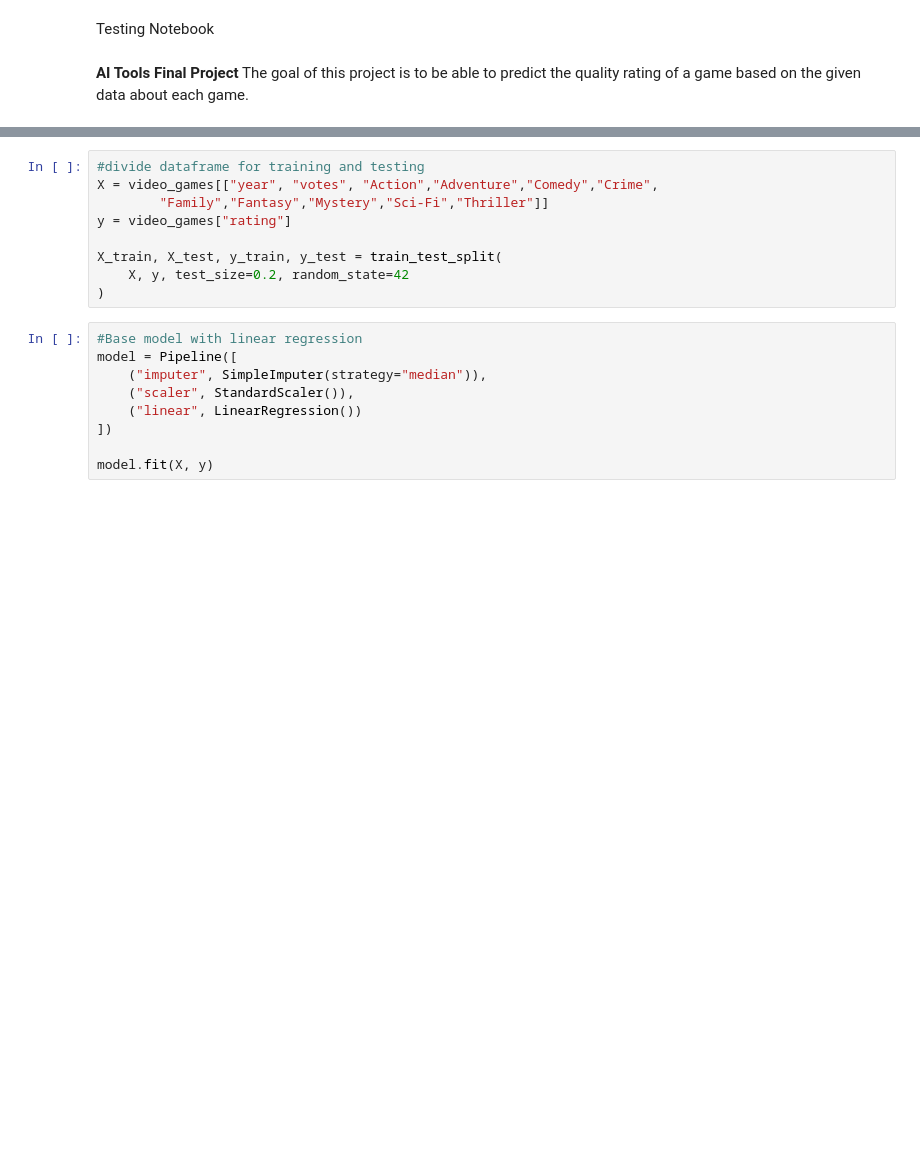
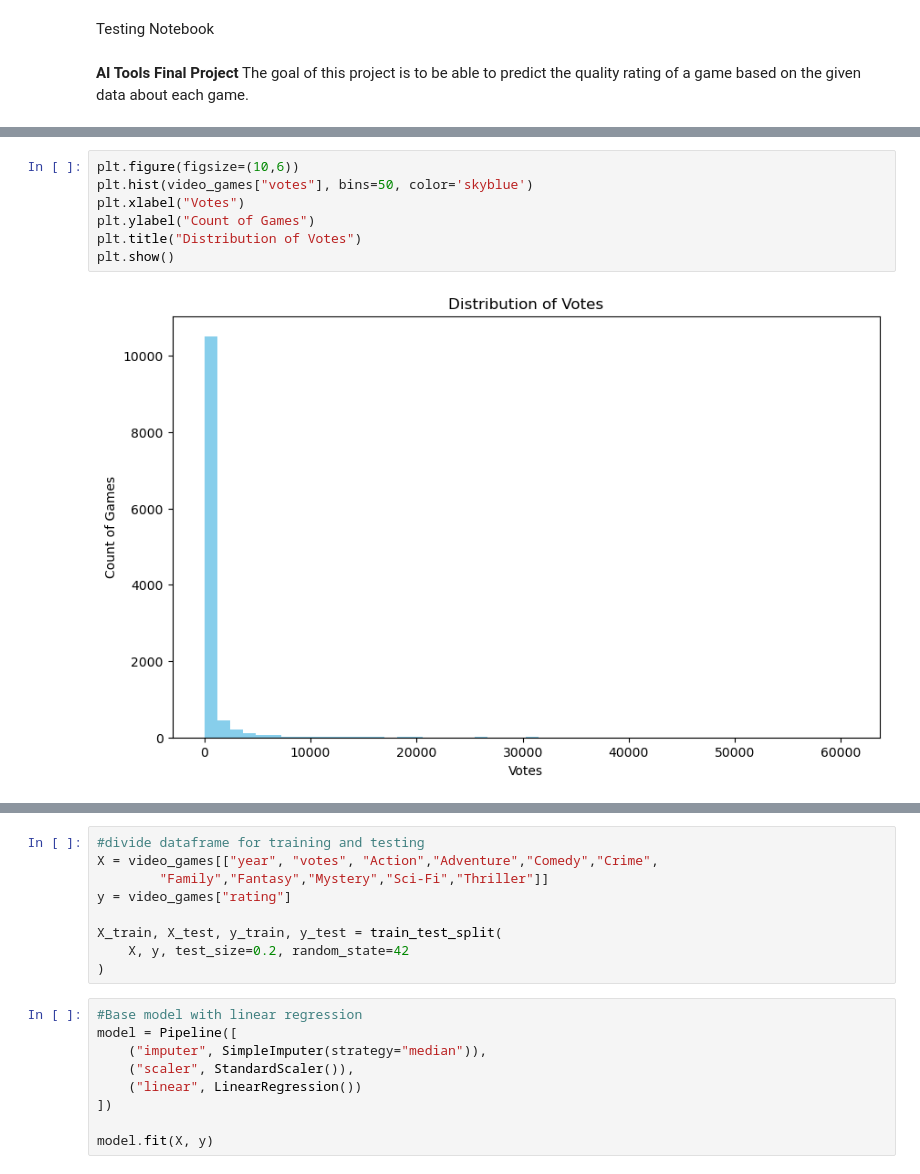
Before and after one commit to anthonyHigareda/videoGameRatings, a Jupyter notebook: test_notebook.ipynb, the cells around one changed output, grey strips where cells are left out. Cells and saved outputs as stored; diff of their text form; blank space fills up the shorter version.

```diff
--- a/test_notebook.ipynb
+++ b/test_notebook.ipynb
@@ -47,0 +62,9 @@ video_games.head()
+# %%
+plt.figure(figsize=(10,6))
+plt.hist(video_games["votes"], bins=50, color='skyblue')
+plt.xlabel("Votes")
+plt.ylabel("Count of Games")
+plt.title("Distribution of Votes")
+plt.show()
+# %% [output]
+[figure, added]
```
Also changed, not shown: parts of 8 cells of this notebook.
